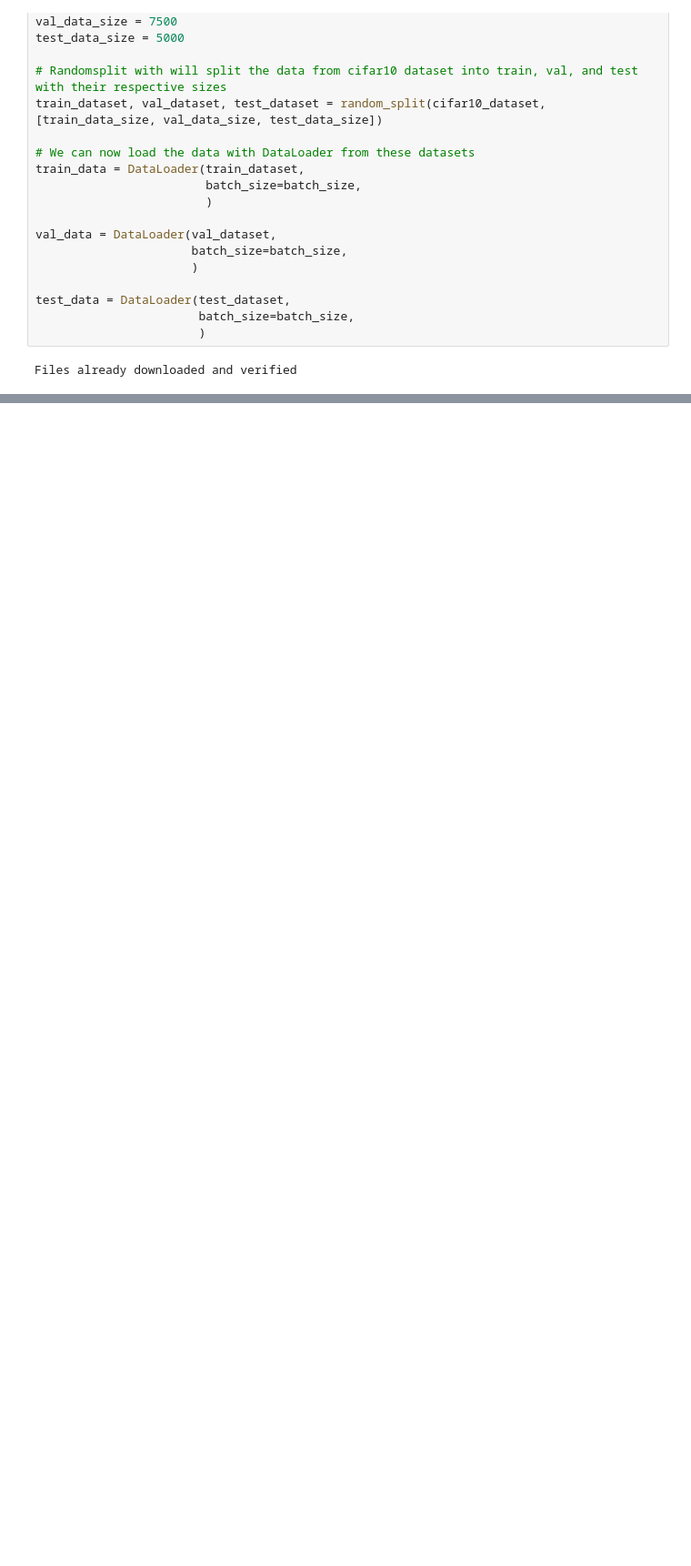
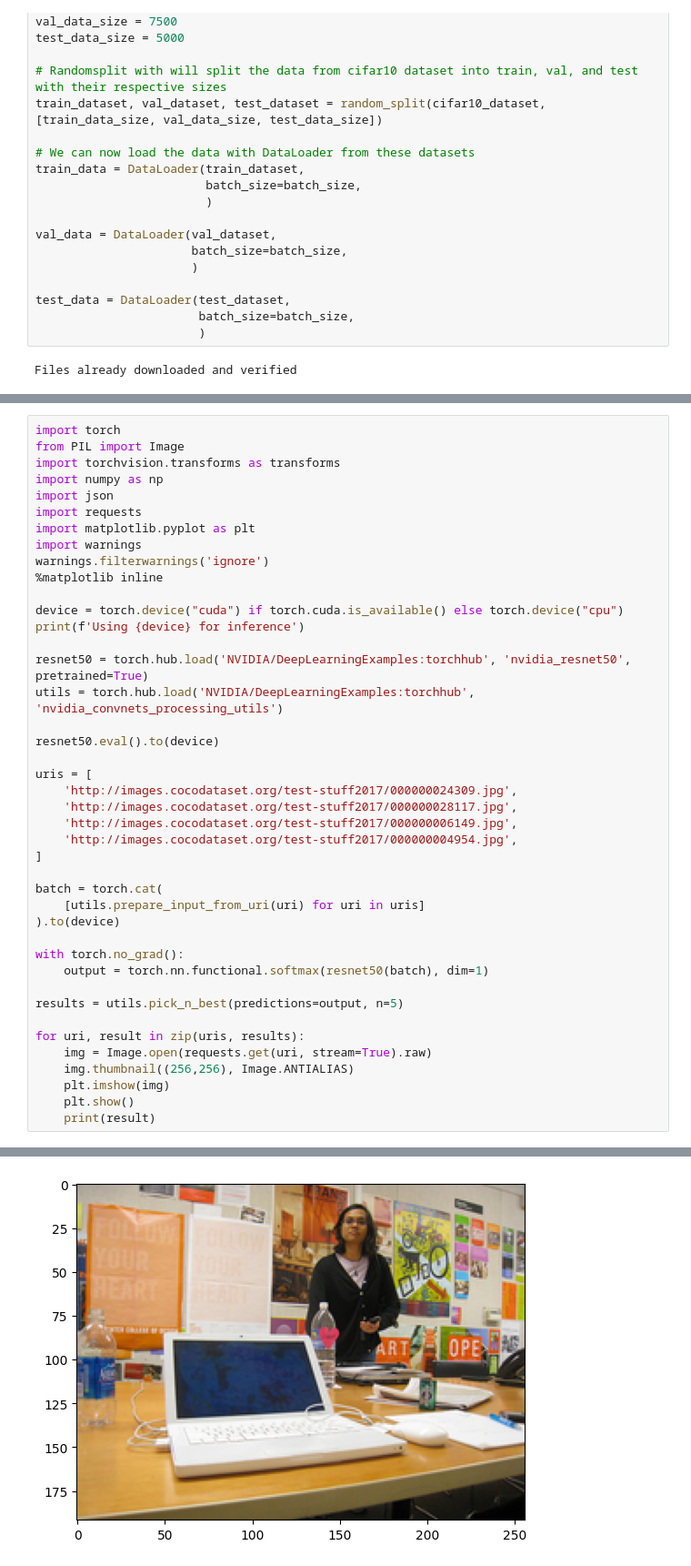
Before and after one commit to joshusooyaa/HW1_472, a Jupyter notebook: HW1_JoshSawyer.ipynb, the cells around one changed output, grey strips where cells are left out. Shown at 91% size. Saved outputs shown, nothing was run; the diff lists cells and outputs as text; blank space fills up the shorter version.

Commit message:
Added results for P1

```diff
--- a/HW1_JoshSawyer.ipynb
+++ b/HW1_JoshSawyer.ipynb
@@ -276,0 +525,43 @@ Total accuracy = 81.69%
+# %%
+import torch
+from PIL import Image
+import torchvision.transforms as transforms
+import numpy as np
+import json
+import requests
+import matplotlib.pyplot as plt
+import warnings
+warnings.filterwarnings('ignore')
+%matplotlib inline
+
+device = torch.device("cuda") if torch.cuda.is_available() else torch.device("cpu")
+print(f'Using {device} for inference')
+
+resnet50 = torch.hub.load('NVIDIA/DeepLearningExamples:torchhub', 'nvidia_resnet50', pretrained=True)
+utils = torch.hub.load('NVIDIA/DeepLearningExamples:torchhub', 'nvidia_convnets_processing_utils')
+
+resnet50.eval().to(device)
+
+uris = [
+    'http://images.cocodataset.org/test-stuff2017/000000024309.jpg',
+    'http://images.cocodataset.org/test-stuff2017/000000028117.jpg',
+    'http://images.cocodataset.org/test-stuff2017/000000006149.jpg',
+    'http://images.cocodataset.org/test-stuff2017/000000004954.jpg',
+]
+
+batch = torch.cat(
+    [utils.prepare_input_from_uri(uri) for uri in uris]
+).to(device)
+
+with torch.no_grad():
+    output = torch.nn.functional.softmax(resnet50(batch), dim=1)
+
+results = utils.pick_n_best(predictions=output, n=5)
+
+for uri, result in zip(uris, results):
+    img = Image.open(requests.get(uri, stream=True).raw)
+    img.thumbnail((256,256), Image.ANTIALIAS)
+    plt.imshow(img)
+    plt.show()
+    print(result)
+# %% [output]
@@ -276,0 +578 @@ Total accuracy = 81.69%
+[figure, added]
```
Also changed, not shown: parts of 21 cells of this notebook.
